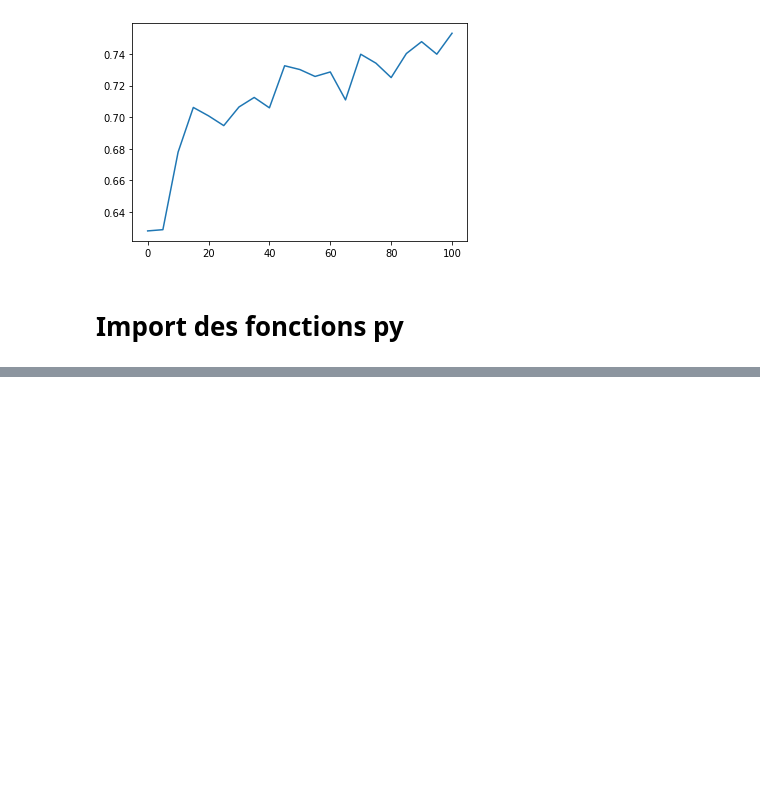
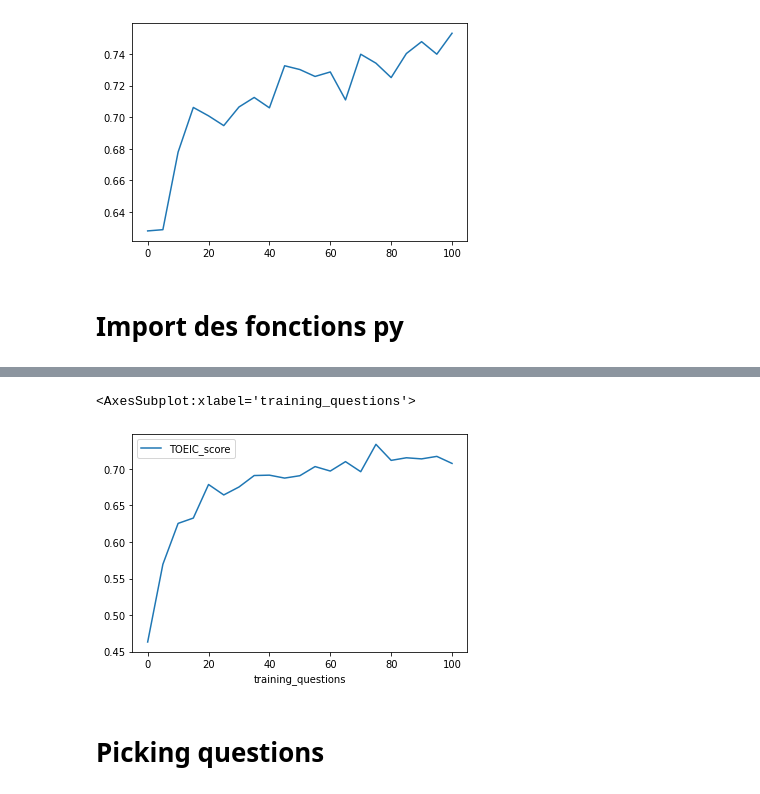
Before and after one commit to YohannD/riiid_final_project, a Jupyter notebook: notebooks/tm_prediction_loop.ipynb, the cells around one changed output, grey strips where cells are left out. Cells and saved outputs as stored; diff of their text form; code cells hidden in the pictures; blank space fills up the shorter version.

```diff
--- a/notebooks/tm_prediction_loop.ipynb
+++ b/notebooks/tm_prediction_loop.ipynb
@@ -570,7 +648,26 @@ def plot_learning_curve(my_pipeline,
                         number_students=5,
                         training_batch_size=10,
                         number_of_training_batches=10,
-                        training_question_selection_strategy='random')
+                        training_question_selection_strategy='random'):
+
+    ### IF STRATEGY==knowledge_tracing, we make a selection of 7*4 lists of 50 questions for each part/level
+    qselection_by_part_and_level=[]
+    strategies_using_preselected_questions=['knowledge_tracing',
+                                            'sadic_coach',
+                                            'textbook']
+    if training_question_selection_strategy in strategies_using_preselected_questions:
+
+        for i in range(7):
+            questios=qstats.loc[qstats.part==i+1,['qstats_answered_correctly','content_id']].sort_values('qstats_answered_correctly',ascending=False)
+            number_of_questions=len(questios)
+            list0=questios.iloc[:50].content_id.to_list()
+            tiers=int(number_of_questions/3)
+            list1=questios.iloc[tiers-25:tiers+25].content_id.to_list()
+            list2=questios.iloc[2*tiers-25:2*tiers+25].content_id.to_list()
+            list3=questios.iloc[-50:].content_id.to_list()
+            qselection_by_part_and_level.append([list0,list1,list2,list3])
+        qselection_by_part_and_level=np.array(qselection_by_part_and_level)
+
     result_moy=[]
 
     for i in range(number_students):
@@ -578,16 +675,22 @@ def plot_learning_curve(my_pipeline,
         results=[]
         training_questions=[]
 
-        user_history=user_initial_state
-        results.append(TOEIC_scoring(qstats, user_history))
+        user_history=initialize_profile(initial_experience)
+
+        results.append(TOEIC_scoring(my_pipeline,
+                                     pipeline_features_list,
+                                     qstats,
+                                     user_history))
         training_questions.append(0)
 
         for j in range(number_of_training_batches):
             training_questions.append(training_questions[-1]+training_batch_size)
-            print(f'entrainement {j*training_batch_size}/{20*5}')
+            #print(f'entrainement {j*training_batch_size}/{training_batch_size*number_of_training_batches}')
 
             user_history=training (my_pipeline,
-                                   pipeline_features_list,qstats,
+                                   pipeline_features_list,
+                                   qstats,
+                                   qselection_by_part_and_level,
                                    user_history,
                                    loop_length=training_batch_size,
                                    question_selection_strategy=training_question_selection_strategy)
@@ -598,4 +701,4 @@ def plot_learning_curve(my_pipeline,
 
         result_moy.append(results)
     stats=np.array(result_moy)
-    plt.plot(training_questions,stats.mean(axis=0))
+    return pd.DataFrame({'training_questions':training_questions,'TOEIC_score':stats.mean(axis=0)}).set_index('training_questions')
@@ -632,12 +717,12 @@ plt.plot(training_questions,stats.mean(axis=0))
 # %%
 from tm_loop_functions import *
 # %%
-plot_learning_curve(my_pipeline,
+random_trained_beginners= plot_learning_curve(my_pipeline,
                         pipeline_features_list,
                         qstats,
                         initial_experience=[0,0,0,0,0,0,0],
-                        number_students=2,
+                        number_students=10,
                         training_batch_size=5,
-                        number_of_training_batches=5,
+                        number_of_training_batches=20,
                         training_question_selection_strategy='random')
 # %% [output]
@@ -663,0 +766,5 @@ entrainement 20/25
+# %%
+random_trained_beginners.plot()
+# %% [output]
+<AxesSubplot:xlabel='training_questions'>
+[figure, added]
@@ -663,0 +780,2 @@ entrainement 20/25
+# %% [markdown]
+# Picking questions
```
Also changed, not shown: parts of 73 cells of this notebook, 1 other file.
